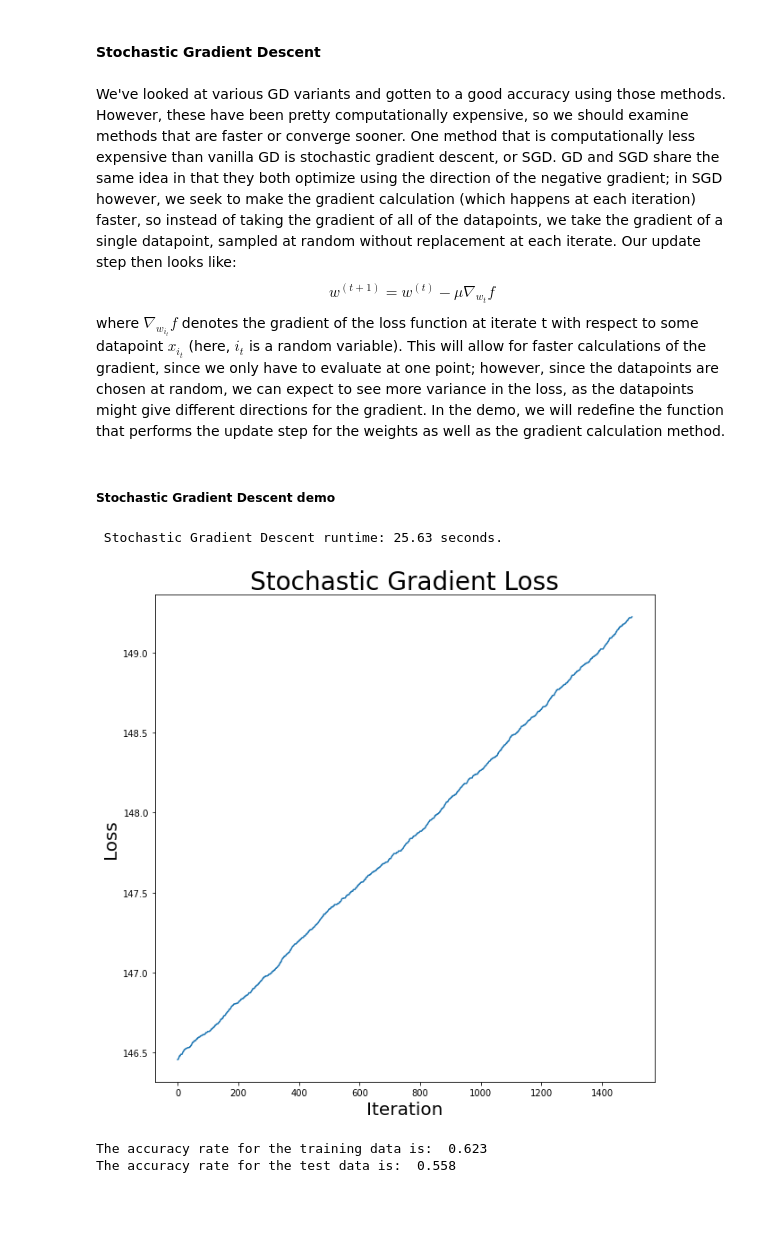
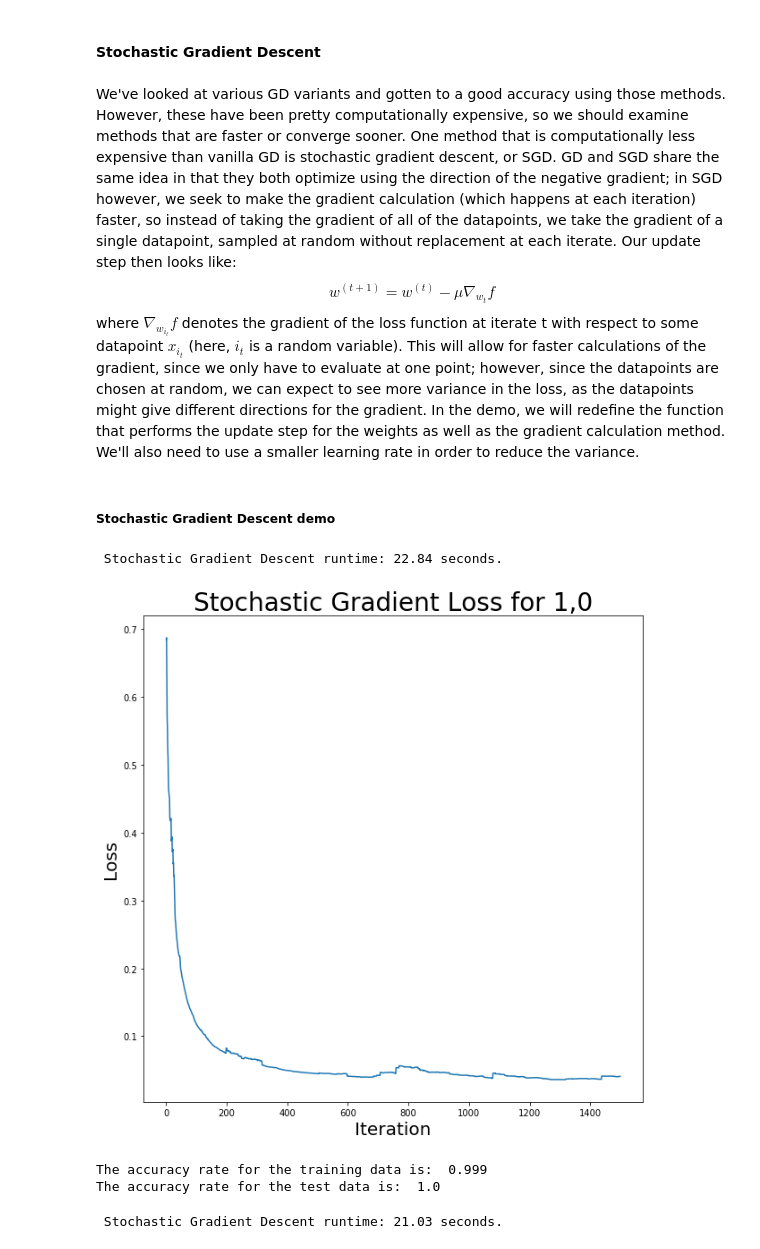
Before and after one commit to vrindachaa/MNIST-Classification, a Jupyter notebook: MNIST Classification with Gradient Descent.ipynb, the cells around one changed output. Cells and saved outputs as stored; diff of their text form; code cells hidden in the pictures; blank space fills up the shorter version.

```diff
--- a/MNIST Classification with Gradient Descent.ipynb
+++ b/MNIST Classification with Gradient Descent.ipynb
@@ -270,12 +271,14 @@ def GD(w_init, learning_rate, X, tol):
         err = np.linalg.norm(p)
     return loss_vals, w
 # %%
-def plotloss(loss_list, title, vis):
+def plotloss(loss_list, title, vis=None):
     '''
 
     This function plots the loss values at each iterate.
 
-    Parameters: a list loss_list which contains loss values at each iterate, a title given as a string for the plot
+    Parameters: a list loss_list which contains loss values at each iterate, a title given as a string for the plot,
+    and a vis parameter, which defaults to plotting individual points but can be used to plot a line with no points instead
+
 
     Output: a plot of the loss
 
@@ -603,7 +851,7 @@ Note the accuacy is higher with NAG than classical momentum for digits 4,9, but
 #### Stochastic Gradient Descent
 # %% [markdown]
 We've looked at various GD variants and gotten to a good accuracy using those methods. However, these have been pretty computationally expensive, so we should examine methods that are faster or converge sooner. One method that is computationally less expensive than vanilla GD is stochastic gradient descent, or SGD. GD and SGD share the same idea in that they both optimize using the direction of the negative gradient; in SGD however, we seek to make the gradient calculation (which happens at each iteration) faster, so instead of taking the gradient of all of the datapoints, we take the gradient of a single datapoint, sampled at random without replacement at each iterate. Our update step then looks like: $$ w^{(t+1)} = w^{(t)} - \mu \nabla_{w_{t}}f$$
-where $\nabla_{w_{i_{t}}}f $ denotes the gradient of the loss function at iterate t with respect to some datapoint $x_{i_{t}}$ (here, $i_{t}$ is a random variable). This will allow for faster calculations of the gradient, since we only have to evaluate at one point; however, since the datapoints are chosen at random, we can expect to see more variance in the loss, as the datapoints might give different directions for the gradient. In the demo, we will redefine the function that performs the update step for the weights as well as the gradient calculation method.
+where $\nabla_{w_{i_{t}}}f $ denotes the gradient of the loss function at iterate t with respect to some datapoint $x_{i_{t}}$ (here, $i_{t}$ is a random variable). This will allow for faster calculations of the gradient, since we only have to evaluate at one point; however, since the datapoints are chosen at random, we can expect to see more variance in the loss, as the datapoints might give different directions for the gradient. In the demo, we will redefine the function that performs the update step for the weights as well as the gradient calculation method. We'll also need to use a smaller learning rate in order to reduce the variance.
 # %% [markdown]
 ##### Stochastic Gradient Descent demo
 # %%
@@ -615,9 +863,9 @@ def stochastic_gradient(w, x_i):
 
     Output: a length 784 vector, the gradient of the loss at datapoint x_i
     '''
-    y = x_i[0,0]
-    x_i = ((x_i[:, 1:]).T * y)/225
-    return (x_i) / (1 + np.exp(np.dot(w, x_i)))
+    y = x_i[0, 0]
+    x_i = ((x_i[:, 1:]).T * y) / 225
+    return (-x_i) / (1 + np.exp(np.dot(w.T, x_i)))
 # %%
 def SGD(w_init, learning_rate, X, tol):
     '''
@@ -629,40 +877,47 @@ def SGD(w_init, learning_rate, X, tol):
     Output: a list of the loss values at each iterate and a trained weight vector w
 
     '''
-    c=0
+    c = 0
     loss_vals = []
     m = learning_rate
-    err = tol +1
+    err = tol + 1
     w = w_init
     N = X.shape[0]
 
-    while (err > tol) and (c<1500):
-        random_index = np.random.choice(N, size=1, replace= True)
+    while (err > tol) and (c < 1500):
+        random_index = np.random.choice(N, size=1, replace=True)
         dp_rand = X[random_index, :]
-        p = (stochastic_gradient(w, dp_rand))
-        w -= m*p
-        h = loss(w.T, X)
+        p = stochastic_gradient(w, dp_rand)
+
+        w -= m * p
+        h = loss(w, X)
         loss_vals.append(h)
         err = np.linalg.norm(h)
-        c +=1
+        c += 1
     return loss_vals, w
 # %%
-train_sample = process_data(train, class_labels=[1,0], num_samples=500, method = None)
+train_sample = process_data(train,
+                            class_labels=[1, 0],
+                            num_samples=500,
+                            method=None)
 tic = time()
-v = np.ones((1,train_sample.shape[1]-1))
-sgd_loss_list, sgd_weights = SGD(w_init = v, learning_rate = 10e-5, X= train_sample ,tol = 10e-6)
+v = np.zeros((train_sample.shape[1] - 1, 1))
+sgd_loss_list, sgd_weights = SGD(w_init=v,
+                                 learning_rate=10e-3,
+                                 X=train_sample,
+                                 tol=10e-6)
 toc = time()
 print(f" Stochastic Gradient Descent runtime: {toc-tic:.2f} seconds.")
 # %% [output]
- Stochastic Gradient Descent runtime: 25.63 seconds.
+ Stochastic Gradient Descent runtime: 22.84 seconds.
 # %%
-plotloss(sgd_loss_list, title = 'Stochastic Gradient Loss', vis= 'smooth')
+plotloss(sgd_loss_list, title='Stochastic Gradient Loss for 1,0', vis='smooth')
 # %% [output]
-[figure, old version]
+[figure, new version]
 # %%
-train_accuracy, test_accuracy = classify(nag_weights, class_labels=[1,0])
+train_accuracy, test_accuracy = classify(sgd_weights.T, class_labels=[1, 0])
 print('The accuracy rate for the training data is: ', train_accuracy)
 print('The accuracy rate for the test data is: ', test_accuracy)
 # %% [output]
-The accuracy rate for the training data is:  0.623
-The accuracy rate for the test data is:  0.558
+The accuracy rate for the training data is:  0.999
+The accuracy rate for the test data is:  1.0
@@ -737,6 +924,15 @@ def descent(X, tol, method = None):
 # %%
-train_sample = split_data(train, class_labels=[1, 0], num_samples=500, method = None)
+train_sample = process_data(train,
+                            class_labels=[4, 9],
+                            num_samples=500,
+                            method=None)
 tic = time()
-weights, loss_list, feas_list,itrs = ADMM(train_sample, tol = 10e-6, method = 'ADMM')
+v = np.zeros((train_sample.shape[1] - 1, 1))
+sgd_loss_list49, sgd_weights49 = SGD(w_init=v,
+                                     learning_rate=10e-3,
+                                     X=train_sample,
+                                     tol=10e-6)
 toc = time()
-print(f" runtime: {toc-tic:.2f} seconds.")
+print(f" Stochastic Gradient Descent runtime: {toc-tic:.2f} seconds.")
+# %% [output]
+ Stochastic Gradient Descent runtime: 21.03 seconds.
```
Also changed, not shown: parts of 48 cells of this notebook, 1 other file.
